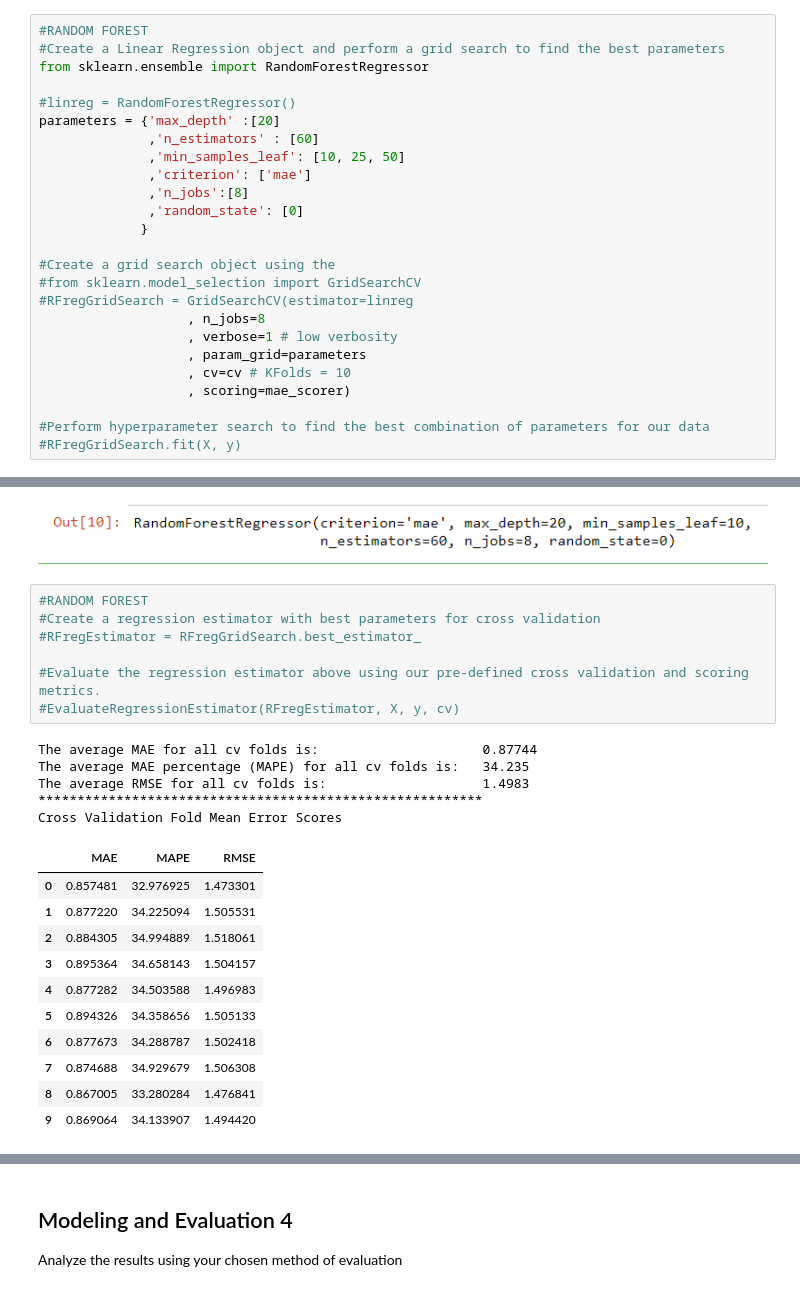
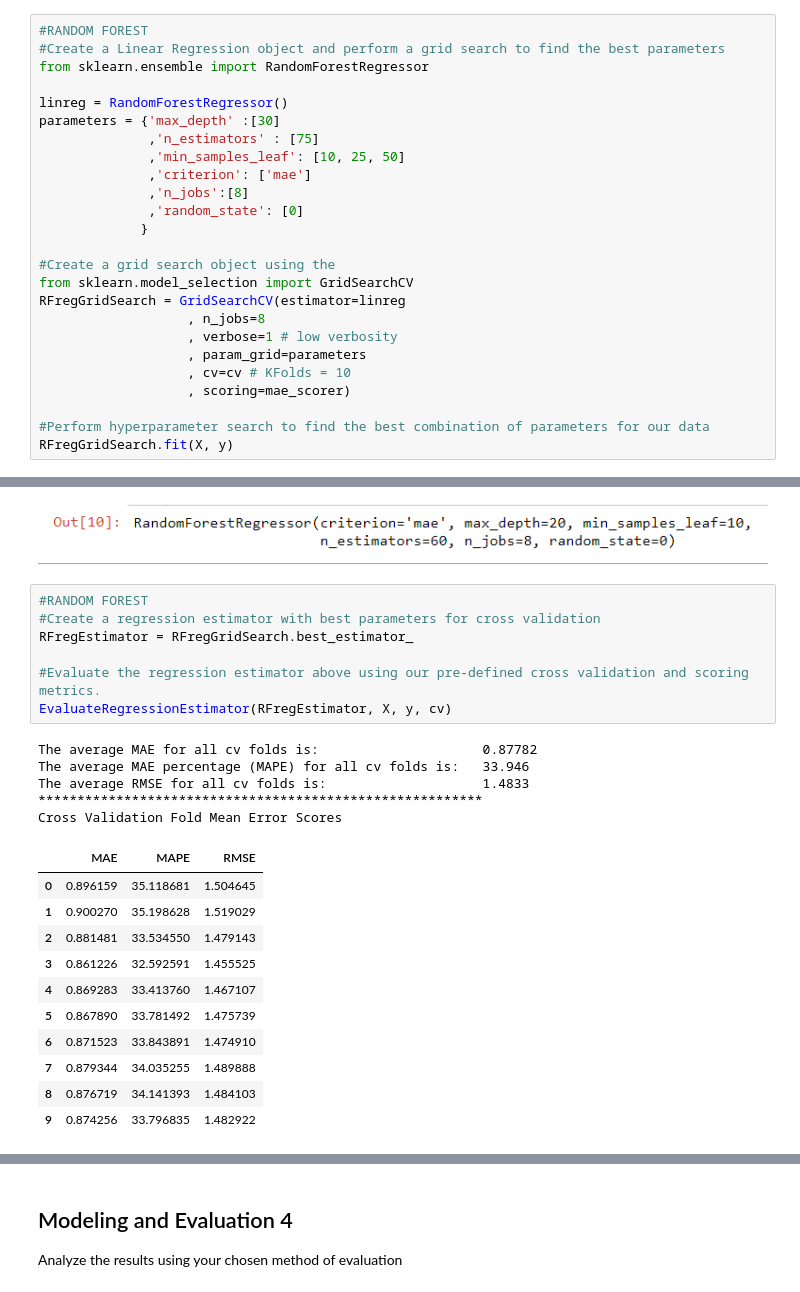
Before and after one commit to trishattah/DS_7331_Projects, a Jupyter notebook: Major_Lab_2/Lab2_Group4_LE.ipynb, the cells around one changed output, grey strips where cells are left out. Drawn from its saved outputs; the diff is of its cells as text.

```diff
--- a/Major_Lab_2/Lab2_Group4_LE.ipynb
+++ b/Major_Lab_2/Lab2_Group4_LE.ipynb
@@ -560,9 +560,9 @@ Screen shots inserted as back-up to show results
 #Create a Linear Regression object and perform a grid search to find the best parameters
 from sklearn.ensemble import RandomForestRegressor
 
-#linreg = RandomForestRegressor()
-parameters = {'max_depth' :[20]
-              ,'n_estimators' : [60]
+linreg = RandomForestRegressor()
+parameters = {'max_depth' :[30]
+              ,'n_estimators' : [75]
               ,'min_samples_leaf': [10, 25, 50]
               ,'criterion': ['mae']
               ,'n_jobs':[8]
@@ -570,8 +570,8 @@ parameters = {'max_depth' :[20]
              }
 
 #Create a grid search object using the
-#from sklearn.model_selection import GridSearchCV
-#RFregGridSearch = GridSearchCV(estimator=linreg
+from sklearn.model_selection import GridSearchCV
+RFregGridSearch = GridSearchCV(estimator=linreg
                    , n_jobs=8
                    , verbose=1 # low verbosity
                    , param_grid=parameters
@@ -579,7 +579,7 @@ parameters = {'max_depth' :[20]
                    , scoring=mae_scorer)
 
 #Perform hyperparameter search to find the best combination of parameters for our data
-#RFregGridSearch.fit(X, y)
+RFregGridSearch.fit(X, y)
 # %% [output]
 Fitting 10 folds for each of 3 candidates, totalling 30 fits
 [Parallel(n_jobs=8)]: Using backend LokyBackend with 8 concurrent workers.
@@ -605,27 +605,27 @@ RandomForestRegressor(criterion='mae', max_depth=20, min_samples_leaf=10,
 # %%
 #RANDOM FOREST
 #Create a regression estimator with best parameters for cross validation
-#RFregEstimator = RFregGridSearch.best_estimator_
+RFregEstimator = RFregGridSearch.best_estimator_
 
 #Evaluate the regression estimator above using our pre-defined cross validation and scoring metrics.
-#EvaluateRegressionEstimator(RFregEstimator, X, y, cv)
+EvaluateRegressionEstimator(RFregEstimator, X, y, cv)
 # %% [output]
-The average MAE for all cv folds is:                     0.87744
-The average MAE percentage (MAPE) for all cv folds is:   34.235
-The average RMSE for all cv folds is:                    1.4983
+The average MAE for all cv folds is:                     0.87782
+The average MAE percentage (MAPE) for all cv folds is:   33.946
+The average RMSE for all cv folds is:                    1.4833
 *********************************************************
 Cross Validation Fold Mean Error Scores
 |  | MAE | MAPE | RMSE |
-| 0 | 0.857481 | 32.976925 | 1.473301 |
-| 1 | 0.877220 | 34.225094 | 1.505531 |
-| 2 | 0.884305 | 34.994889 | 1.518061 |
-| 3 | 0.895364 | 34.658143 | 1.504157 |
-| 4 | 0.877282 | 34.503588 | 1.496983 |
-| 5 | 0.894326 | 34.358656 | 1.505133 |
-| 6 | 0.877673 | 34.288787 | 1.502418 |
-| 7 | 0.874688 | 34.929679 | 1.506308 |
-| 8 | 0.867005 | 33.280284 | 1.476841 |
-| 9 | 0.869064 | 34.133907 | 1.494420 |
+| 0 | 0.896159 | 35.118681 | 1.504645 |
+| 1 | 0.900270 | 35.198628 | 1.519029 |
+| 2 | 0.881481 | 33.534550 | 1.479143 |
+| 3 | 0.861226 | 32.592591 | 1.455525 |
+| 4 | 0.869283 | 33.413760 | 1.467107 |
+| 5 | 0.867890 | 33.781492 | 1.475739 |
+| 6 | 0.871523 | 33.843891 | 1.474910 |
+| 7 | 0.879344 | 34.035255 | 1.489888 |
+| 8 | 0.876719 | 34.141393 | 1.484103 |
+| 9 | 0.874256 | 33.796835 | 1.482922 |
 # %% [markdown]
 ![image.png](attachment:image.png)
 # %% [markdown]
```
Also changed, not shown: parts of 23 cells of this notebook.
